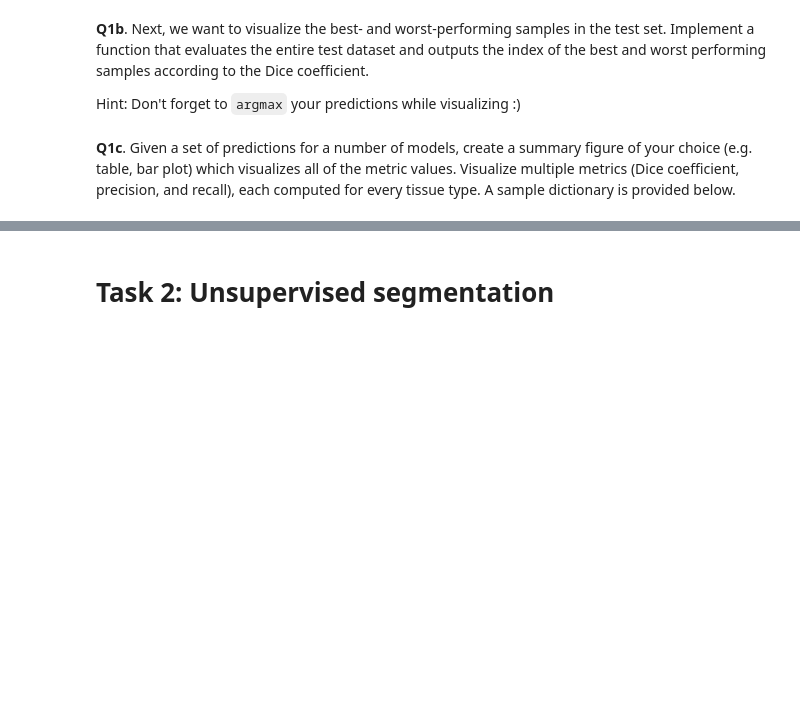
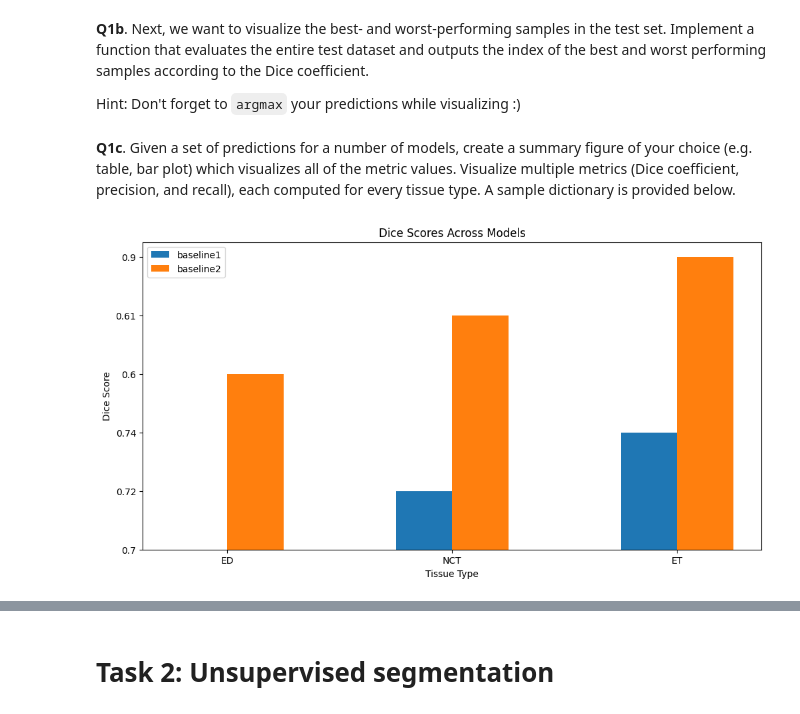
Before and after one commit to Himel1996/Brain_Tumour_Segmentation, a Jupyter notebook: AI_Med_WS24_Segmentation_Tutorial.ipynb, the cells around one changed output, grey strips where cells are left out. Cells and saved outputs as stored; diff of their text form; code cells hidden in the pictures; blank space fills up the shorter version.

```diff
--- a/AI_Med_WS24_Segmentation_Tutorial.ipynb
+++ b/AI_Med_WS24_Segmentation_Tutorial.ipynb
@@ -309,21 +336,3 @@ plot_segmentations(image, seg, gt_seg=seg, title='Example gt segmentation on the
 # Task 1: Evaluation and Visualization
 # %% [markdown]
 **Q1a**. We first have to define how good our predicted segmentations are. Implement the evaluation functions below.
-# %%
-# The Dice similarity coefficient is widely used for evaluating image segmentation alogrithms.
-# Implement a method that computes the patient-wise Dice score, precision, and recall (mean and std) for the test dataset.
-# Hint: Don't forget that there are multiple classes. The background (label=0) is not a class!
-# --------------------------- ADD YOUR CODE HERE ------------------------------
-def Dice(predictions, gt):
-  mean, std = None, None
-  return mean, std
-
-def precision(predictions, gt):
-  mean, std = None, None
-  return mean, std
-
-def recall(predictions, gt):
-  mean, std = None, None
-  return mean, std
-
-# ----------------------------------- END -------------------------------------
@@ -395,0 +482,71 @@ plot_results_summary(sample_results)
+# %%
+# --------------------------- ADD YOUR CODE HERE ------------------------------
+
+def get_results_dictionary(predictions, gt, num_classes=3):
+    results_dict = {}
+    model_names = predictions.keys()
+
+    for model in model_names:
+        model_metrics = {}
+        for tissue_type in range(1, num_classes + 1):  # Exclude background (label 0)
+            dice_scores, precision_scores, recall_scores = [], [], []
+
+            for i in range(len(predictions[model])):
+                pred = predictions[model][i]
+                gt_sample = gt[i]
+
+                # Compute metrics
+                dice = Dice_single(pred, gt_sample, num_classes)[tissue_type - 1]
+                precision = np.sum((pred == tissue_type) & (gt_sample == tissue_type)) / max(np.sum(pred == tissue_type), 1)
+                recall = np.sum((pred == tissue_type) & (gt_sample == tissue_type)) / max(np.sum(gt_sample == tissue_type), 1)
+
+                dice_scores.append(dice)
+                precision_scores.append(precision)
+                recall_scores.append(recall)
+
+            model_metrics[f'Tissue {tissue_type}'] = {
+                'dice': np.mean(dice_scores),
+                'precision': np.mean(precision_scores),
+                'recall': np.mean(recall_scores)
+            }
+        results_dict[model] = model_metrics
+
+    return results_dict
+
+def plot_results_summary(results_dict: Dict[str, Dict[str, Dict[str, float]]]) -> None:
+    metrics = ['dice', 'precision', 'recall']
+    tissues = list(next(iter(results_dict.values())).keys())
+    model_names = list(results_dict.keys())
+
+    x = np.arange(len(tissues))
+    width = 0.25
+
+    for metric in metrics:
+        plt.figure(figsize=(12, 6))
+        for i, model in enumerate(model_names):
+            metric_values = [results_dict[model][tissue][metric] for tissue in tissues]
+            plt.bar(x + i * width, metric_values, width, label=model)
+
+        plt.xlabel('Tissue Type')
+        plt.ylabel(f'{metric.capitalize()} Score')
+        plt.title(f'{metric.capitalize()} Scores Across Models')
+        plt.xticks(x + width * (len(model_names) - 1) / 2, tissues)
+        plt.legend()
+        plt.show()
+# ----------------------------------- END -------------------------------------
+
+sample_results = {
+    'baseline1': {
+        'ED': {'dice': '0.7', 'precision': '0.82', 'recall': '0.6'},
+        'NCT': {'dice': '0.72', 'precision': '0.86', 'recall': '0.61'},
+        'ET': {'dice': '0.74', 'precision': '0.88', 'recall': '0.59'},
+    },
+    'baseline2': {
+        'ED': {'dice': '0.6', 'precision': '0.5', 'recall': '0.7'},
+        'NCT': {'dice': '0.61', 'precision': '0.46', 'recall': '0.72'},
+        'ET': {'dice': '0.9', 'precision': '0.88', 'recall': '0.92'},
+    }
+}
+plot_results_summary(sample_results)
+# %% [output]
+[figure, added]
```
Also changed, not shown: parts of 9 cells of this notebook.
